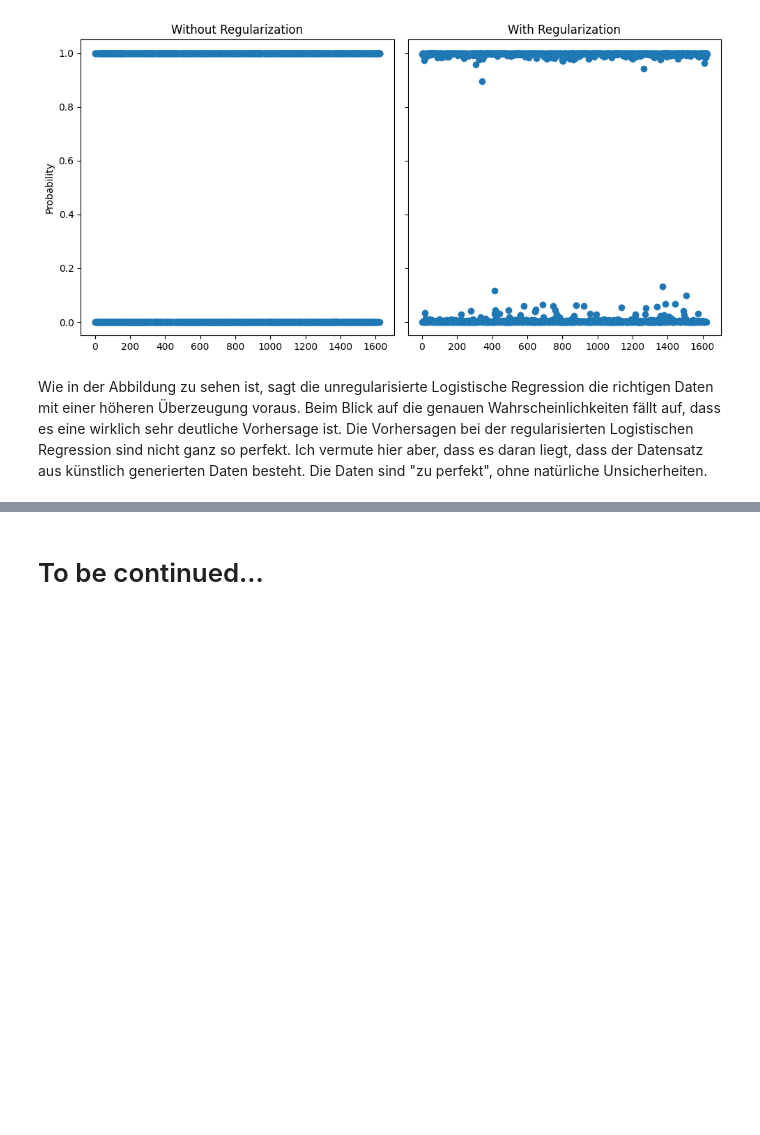
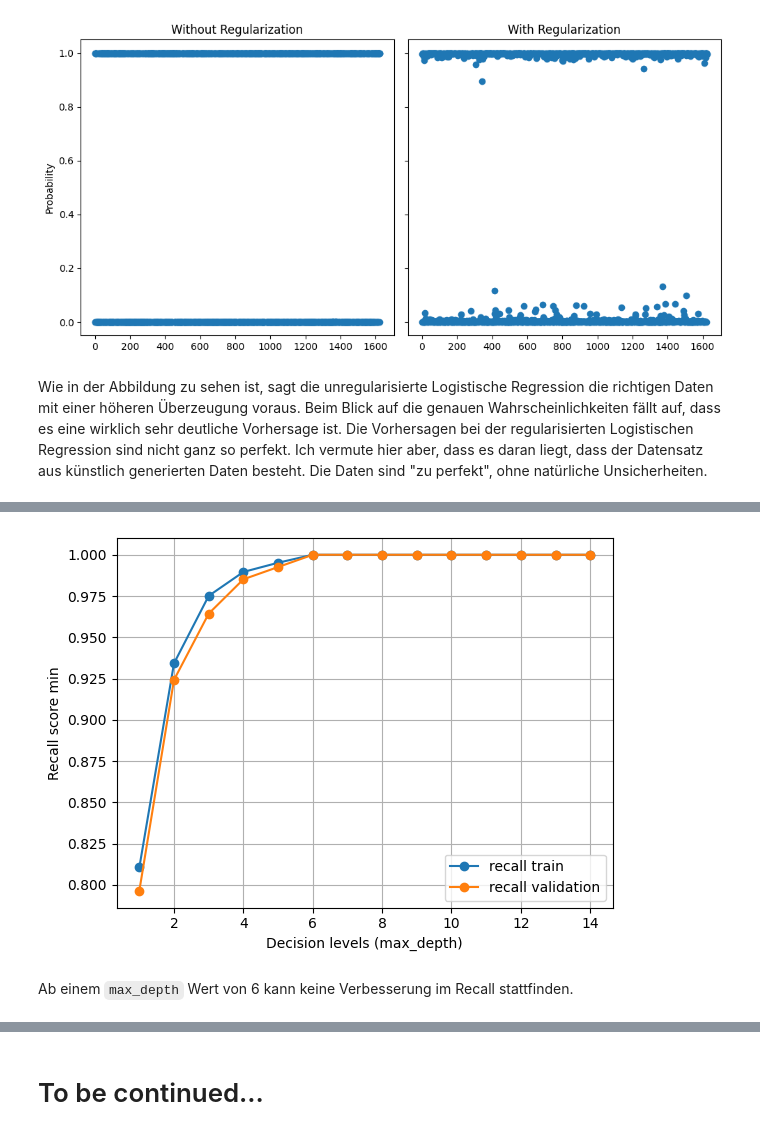
Before and after one commit to mmlau/Can-I-eat-it, a Jupyter notebook: notebooks/2_model_selection.ipynb, the cells around one changed output, grey strips where cells are left out. Cells and saved outputs as stored; diff of their text form; code cells hidden in the pictures; blank space fills up the shorter version.

Commit message:
updated notebook 2_model_selection

```diff
--- a/notebooks/2_model_selection.ipynb
+++ b/notebooks/2_model_selection.ipynb
@@ -220,0 +228,37 @@ Ich vermute hier aber, dass es daran liegt, dass der Datensatz aus künstlich ge
+# %%
+from sklearn.model_selection import validation_curve
+
+# set-up for validation curve: which max_depth-settings to try
+search_space = range(1, 15)
+
+# create pipeline
+pipe_tree = Pipeline([('encoder', encoder),
+                        ('model', DecisionTreeClassifier(random_state=42))])
+
+
+# calculate recall values of different hyperparameter settings and cross validation folds
+recall_train, recall_val = validation_curve(estimator=pipe_tree,
+                                            X=features_train,
+                                            y=target_train,
+                                            param_name='model__max_depth',
+                                            param_range=search_space,
+                                            cv=5,
+                                            scoring='recall')
+
+# calculate minimal recall values for each hyperparameter setting
+# one could argue to use the average value, but we want to be sure
+recall_train_mean = np.min(recall_train, axis=1)
+recall_val_mean = np.min(recall_val, axis=1)
+
+# plot validation curve
+fig, ax = plt.subplots()
+ax.plot(search_space, recall_train_mean, '-o', label='recall train')
+ax.plot(search_space, recall_val_mean, '-o', label='recall validation')
+ax.set(xlabel='Decision levels (max_depth)',
+       ylabel='Recall score min')
+ax.grid()
+ax.legend();
+# %% [output]
+[figure, added]
+# %% [markdown]
+Ab einem `max_depth` Wert von 6 kann keine Verbesserung im Recall stattfinden.
```
Also changed, not shown: parts of 10 cells of this notebook.
